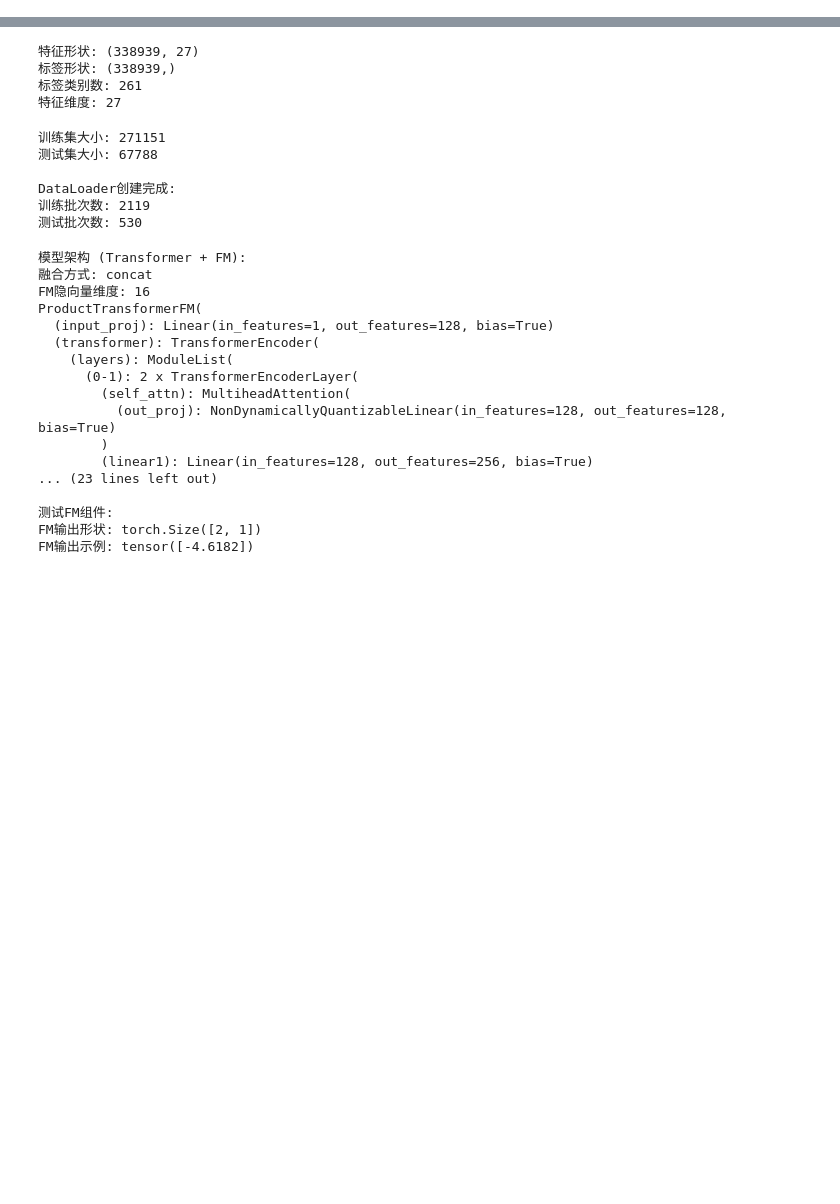
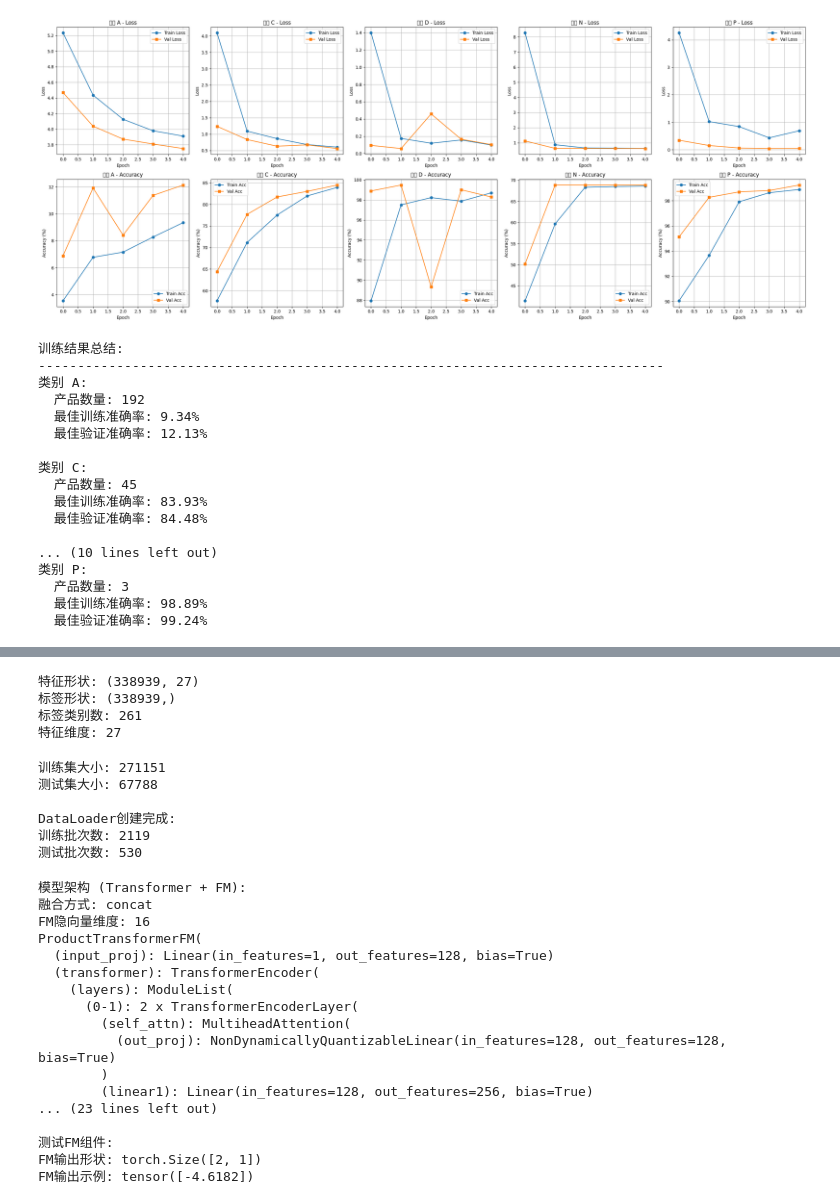
Before and after one commit to carloschen-2004/The-4th-China-Graduate-Financial-Technology-Innovation-Competition, a Jupyter notebook: Chenshi/Transformer_baseline.ipynb, the cells around one changed output, grey strips where cells are left out. Cells and saved outputs as stored; diff of their text form; code cells hidden in the pictures; blank space fills up the shorter version.

```diff
--- a/Chenshi/Transformer_baseline.ipynb
+++ b/Chenshi/Transformer_baseline.ipynb
@@ -70,0 +42,13 @@ merged_df.head()
+# %%
+#==== 合并数据 ====#
+merged_df = pd.merge(event_df, cust_df, on='cust_no', how='left')
+merged_df = pd.merge(merged_df, product_df, on='prod_id', how='left')
+merged_df.fillna(0, inplace=True)
+merged_df = merged_df.drop(['cust_no','event_level','event_type','event_date','A','B','D','__sheet__'],axis=1)
+
+# 定义需要保留为object类型的列
+cols_to_keep_as_object = ['prod_id', 'prod_cat']
+cols_to_convert = merged_df.columns.difference(cols_to_keep_as_object)
+merged_df[cols_to_convert] = merged_df[cols_to_convert].astype('float32')
+
+merged_df.head()
@@ -70,0 +653,64 @@ merged_df.head()
+# %%
+#============= 可视化所有类别的训练结果 =============#
+import matplotlib.pyplot as plt
+
+# 创建图表
+fig, axes = plt.subplots(2, len(trained_models), figsize=(5*len(trained_models), 10))
+if len(trained_models) == 1:
+    axes = axes.reshape(2, 1)
+
+for idx, (category, history) in enumerate(trained_histories.items()):
+    # 损失曲线
+    ax1 = axes[0, idx]
+    ax1.plot(history['train_losses'], label='Train Loss', marker='o')
+    ax1.plot(history['val_losses'], label='Val Loss', marker='s')
+    ax1.set_xlabel('Epoch')
+    ax1.set_ylabel('Loss')
+    ax1.set_title(f'类别 {category} - Loss')
+    ax1.legend()
+    ax1.grid(True)
+
+    # 准确率曲线
+    ax2 = axes[1, idx]
+    ax2.plot(history['train_accuracies'], label='Train Acc', marker='o')
+    ax2.plot(history['val_accuracies'], label='Val Acc', marker='s')
+    ax2.set_xlabel('Epoch')
+    ax2.set_ylabel('Accuracy (%)')
+    ax2.set_title(f'类别 {category} - Accuracy')
+    ax2.legend()
+    ax2.grid(True)
+
+plt.tight_layout()
+plt.show()
+
+# 打印总结
+print("\n训练结果总结:")
+print("-" * 80)
+for category, history in trained_histories.items():
+    best_train_acc = max(history['train_accuracies'])
+    best_val_acc = max(history['val_accuracies'])
+    num_products = len(trained_id2idx[category])
+    print(f"类别 {category}:")
+    print(f"  产品数量: {num_products}")
+    print(f"  最佳训练准确率: {best_train_acc:.2f}%")
+    print(f"  最佳验证准确率: {best_val_acc:.2f}%")
+    print()
+# %% [output]
+[figure, added]
+训练结果总结:
+--------------------------------------------------------------------------------
+类别 A:
+  产品数量: 192
+  最佳训练准确率: 9.34%
+  最佳验证准确率: 12.13%
+
+类别 C:
+  产品数量: 45
+  最佳训练准确率: 83.93%
+  最佳验证准确率: 84.48%
+
+... (10 lines left out)
+类别 P:
+  产品数量: 3
+  最佳训练准确率: 98.89%
+  最佳验证准确率: 99.24%
```
Also changed, not shown: parts of 15 cells of this notebook, 16 other files.
